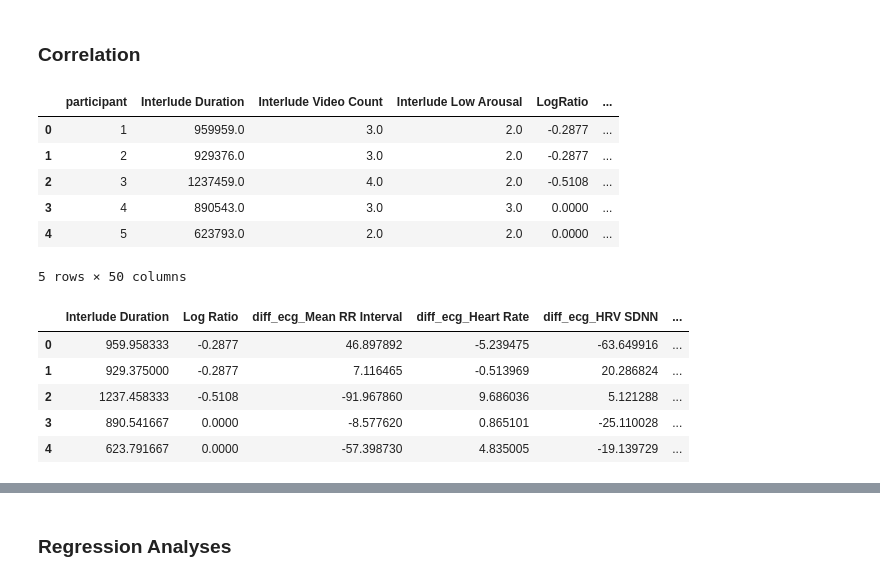
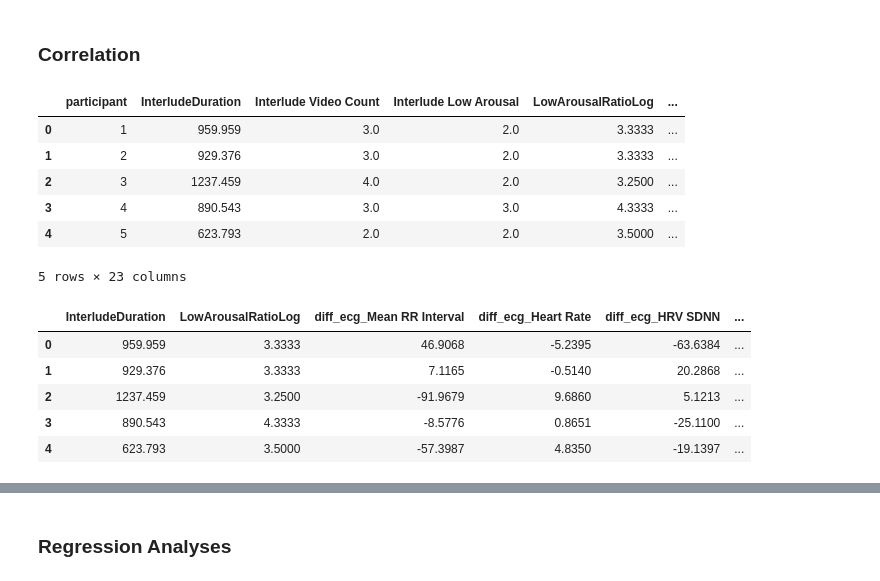
Before and after one commit to ChristosP1/CASE_project, a Jupyter notebook: FINAL_full_analysis_notebook.ipynb, the cells around one changed output, grey strips where cells are left out. Cells and saved outputs as stored; diff of their text form; code cells hidden in the pictures.

```diff
--- a/FINAL_full_analysis_notebook.ipynb
+++ b/FINAL_full_analysis_notebook.ipynb
@@ -905,28 +855,30 @@ print(f'iv_dv_clean CSV saved to {output_path}')
 # %% [markdown]
 ### Correlation
 # %%
-data_path = "iv_dv_data.csv"
+# Load dataset
+data_path = "preprocessed_data/iv_dv_data.csv"
 data = load_csv_data(data_path)
 data.head()
 # %% [output]
-|  | participant | Interlude Duration | Interlude Video Count | Interlude Low Arousal | LogRatio | ... |
-| 0 | 1 | 959959.0 | 3.0 | 2.0 | -0.2877 | ... |
-| 1 | 2 | 929376.0 | 3.0 | 2.0 | -0.2877 | ... |
-| 2 | 3 | 1237459.0 | 4.0 | 2.0 | -0.5108 | ... |
-| 3 | 4 | 890543.0 | 3.0 | 3.0 | 0.0000 | ... |
-| 4 | 5 | 623793.0 | 2.0 | 2.0 | 0.0000 | ... |
+|  | participant | InterludeDuration | Interlude Video Count | Interlude Low Arousal | LowArousalRatioLog | ... |
+| 0 | 1 | 959.959 | 3.0 | 2.0 | 3.3333 | ... |
+| 1 | 2 | 929.376 | 3.0 | 2.0 | 3.3333 | ... |
+| 2 | 3 | 1237.459 | 4.0 | 2.0 | 3.2500 | ... |
+| 3 | 4 | 890.543 | 3.0 | 3.0 | 4.3333 | ... |
+| 4 | 5 | 623.793 | 2.0 | 2.0 | 3.5000 | ... |
-5 rows × 50 columns
+5 rows × 23 columns
 # %%
-relevant_columns = ['Interlude Duration', 'Log Ratio', 'diff_ecg_Mean RR Interval', 'diff_ecg_Heart Rate', 'diff_ecg_HRV SDNN', 'diff_gsr_Peak Amplitude', 'diff_gsr_SCR', 'diff_gsr_SCL']
+# Keep only relevant columns (differences)
+relevant_columns = ['InterludeDuration', 'LowArousalRatioLog', 'diff_ecg_Mean RR Interval', 'diff_ecg_Heart Rate', 'diff_ecg_HRV SDNN', 'diff_gsr_Peak Amplitude', 'diff_gsr_SCR', 'diff_gsr_SCL']
 data = data[relevant_columns]
 data.head()
 # %% [output]
-|  | Interlude Duration | Log Ratio | diff_ecg_Mean RR Interval | diff_ecg_Heart Rate | diff_ecg_HRV SDNN | ... |
-| 0 | 959.958333 | -0.2877 | 46.897892 | -5.239475 | -63.649916 | ... |
-| 1 | 929.375000 | -0.2877 | 7.116465 | -0.513969 | 20.286824 | ... |
-| 2 | 1237.458333 | -0.5108 | -91.967860 | 9.686036 | 5.121288 | ... |
-| 3 | 890.541667 | 0.0000 | -8.577620 | 0.865101 | -25.110028 | ... |
-| 4 | 623.791667 | 0.0000 | -57.398730 | 4.835005 | -19.139729 | ... |
+|  | InterludeDuration | LowArousalRatioLog | diff_ecg_Mean RR Interval | diff_ecg_Heart Rate | diff_ecg_HRV SDNN | ... |
+| 0 | 959.959 | 3.3333 | 46.9068 | -5.2395 | -63.6384 | ... |
+| 1 | 929.376 | 3.3333 | 7.1165 | -0.5140 | 20.2868 | ... |
+| 2 | 1237.459 | 3.2500 | -91.9679 | 9.6860 | 5.1213 | ... |
+| 3 | 890.543 | 4.3333 | -8.5776 | 0.8651 | -25.1100 | ... |
+| 4 | 623.793 | 3.5000 | -57.3987 | 4.8350 | -19.1397 | ... |
 # %%
 # Calculate the Pearson correlation matrix
 correlation_matrix = data.corr(method='pearson')
```
Also changed, not shown: parts of 56 cells of this notebook.
